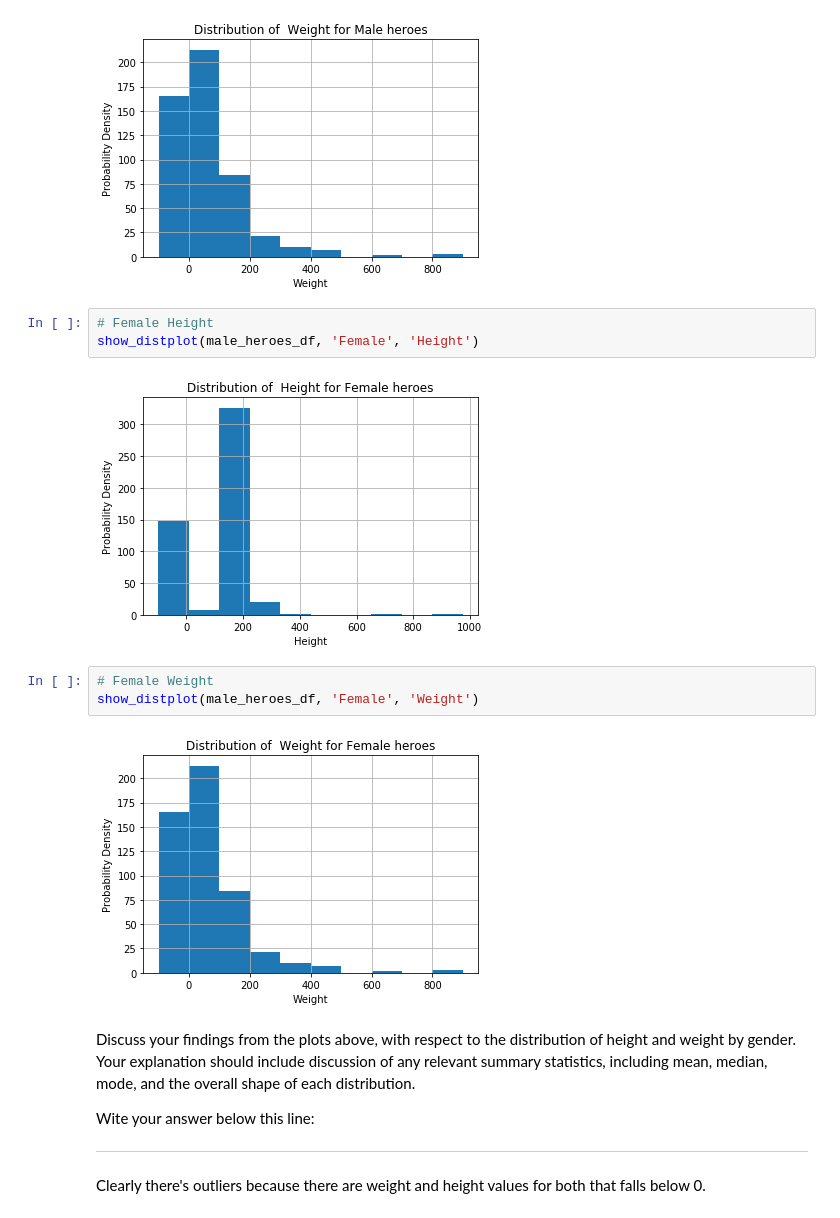
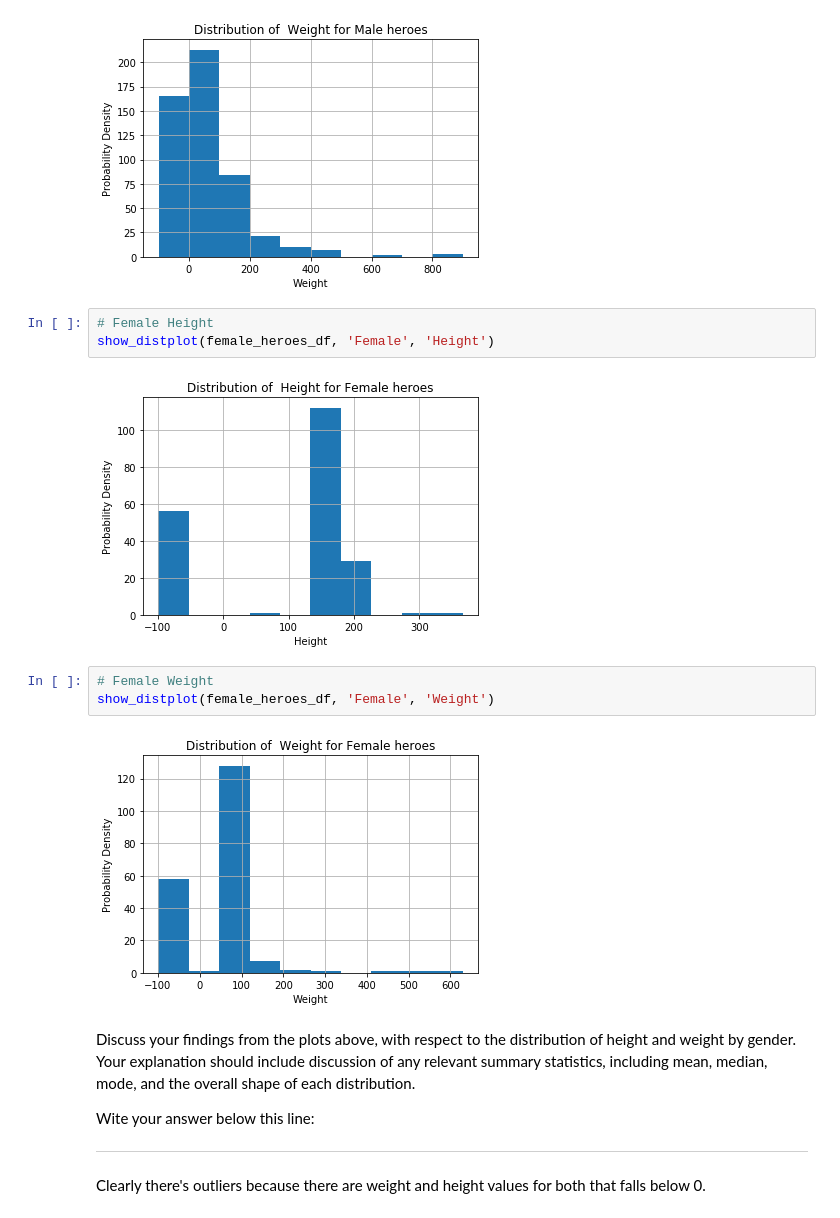
Before and after one commit to lnhdn/dsc-data-cleaning-project-nyc-ds-career-042219, a Jupyter notebook: index.ipynb, the cells around one changed output. Cells and saved outputs as stored; diff of their text form.

```diff
--- a/index.ipynb
+++ b/index.ipynb
@@ -307,14 +307,14 @@ show_distplot(male_heroes_df, 'Male', 'Weight')
 [figure]
 # %%
 # Female Height
-show_distplot(male_heroes_df, 'Female', 'Height')
+show_distplot(female_heroes_df, 'Female', 'Height')
 # %% [output]
-[figure, old version]
+[figure, new version]
 # %%
 # Female Weight
-show_distplot(male_heroes_df, 'Female', 'Weight')
+show_distplot(female_heroes_df, 'Female', 'Weight')
 # %% [output]
-[figure, old version]
+[figure, new version]
 # %% [markdown]
 Discuss your findings from the plots above, with respect to the distribution of height and weight by gender.  Your explanation should include discussion of any relevant summary statistics, including mean, median, mode, and the overall shape of each distribution.
 
```
